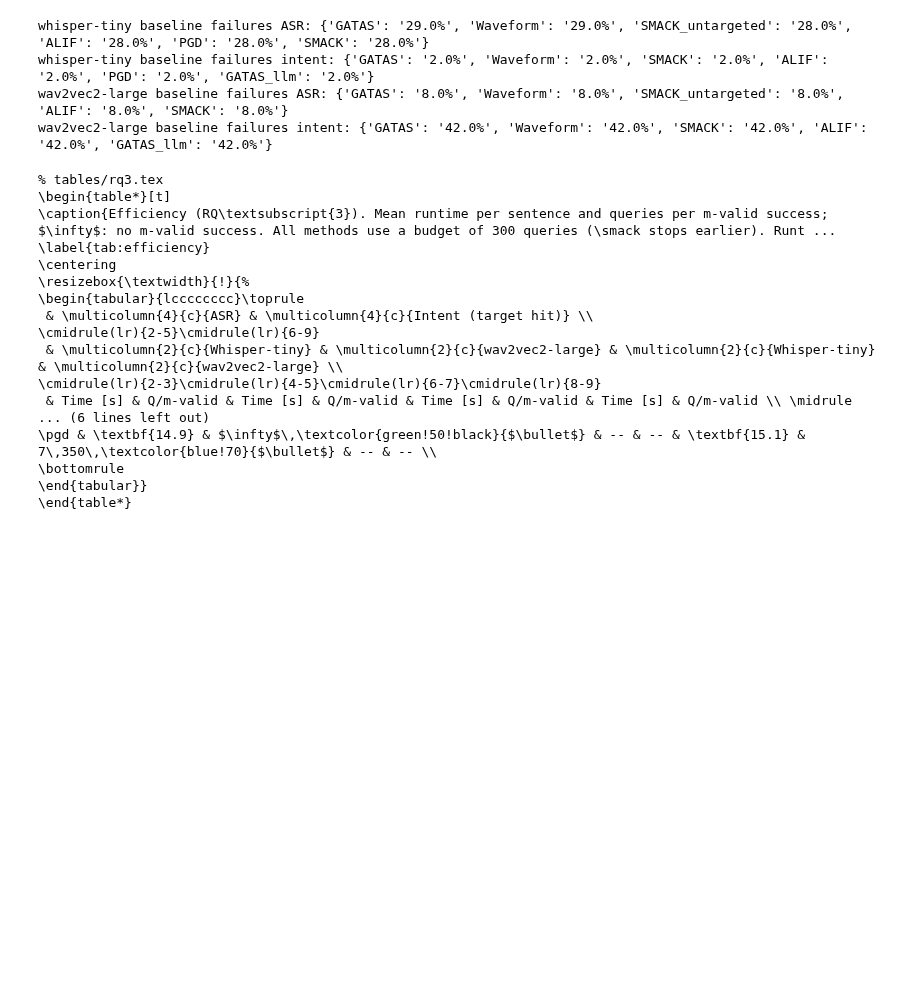
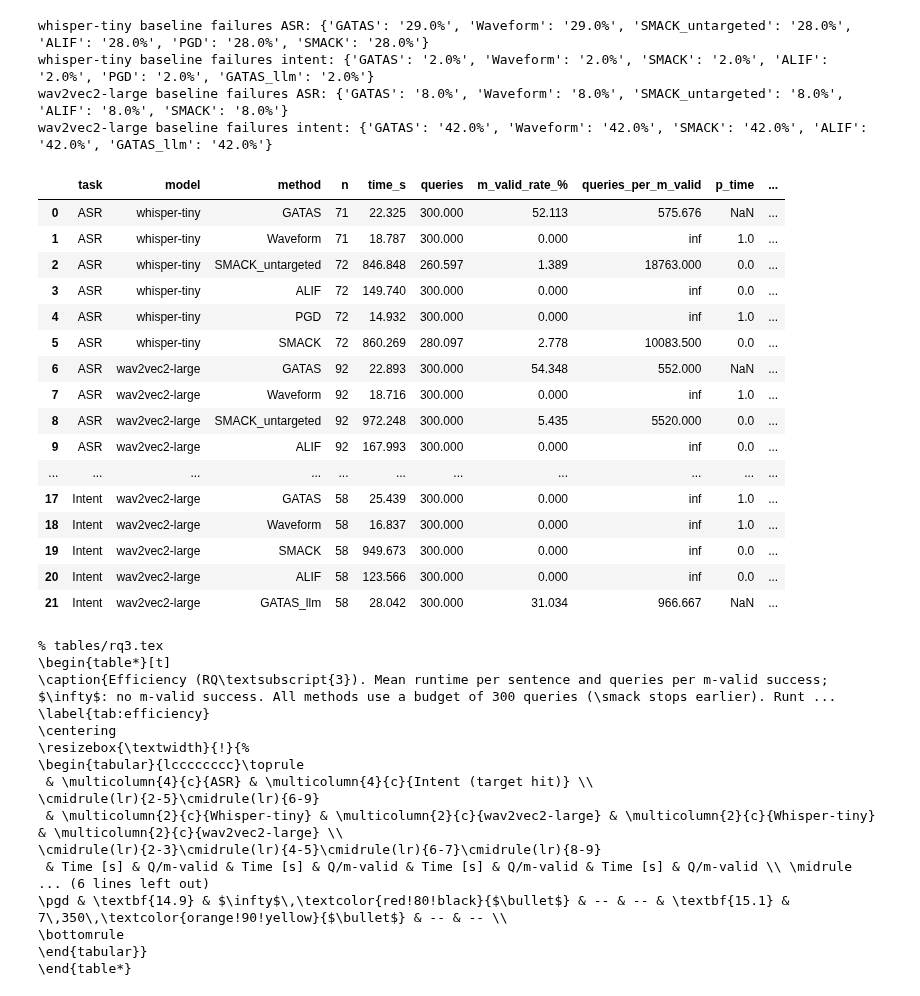
Before and after one commit to oliverweissl/GATAS, a Jupyter notebook: analysis/RQ3_Efficiency.ipynb, the cells around one changed output. Cells and saved outputs as stored; diff of their text form; code cells hidden in the pictures; blank space fills up the shorter version.

Commit message:
Reproducible tables: value frames and CSV exports in the RQ notebooks, SNR cell, red/orange/green effect-size bullets
Co-Authored-By: Claude Sonnet 5.5 <noreply@anthropic.com>

```diff
--- a/analysis/RQ3_Efficiency.ipynb
+++ b/analysis/RQ3_Efficiency.ipynb
@@ -34,10 +34,30 @@ wav2vec2-large baseline failures intent: {'GATAS': '42.0%', 'Waveform': '42.0%',
 # %%
 import os
 os.makedirs("_tables", exist_ok=True)
-tex = pt.efficiency_tex(by_task, thr)
+frame = pt.efficiency_frame(by_task, thr)  # every value of the table with the tests of the reference against the method
+frame.round(4).to_csv("_tables/rq3_values.csv", index=False)
+display(frame.round(3))
+tex = pt.efficiency_tex(frame)
 open("_tables/rq3.tex", "w").write(tex + "\n")
 print("% tables/rq3.tex"); print(tex)
 # %% [output]
+|  | task | model | method | n | time_s | queries | m_valid_rate_% | queries_per_m_valid | p_time | ... |
+| 0 | ASR | whisper-tiny | GATAS | 71 | 22.325 | 300.000 | 52.113 | 575.676 | NaN | ... |
+| 1 | ASR | whisper-tiny | Waveform | 71 | 18.787 | 300.000 | 0.000 | inf | 1.0 | ... |
+| 2 | ASR | whisper-tiny | SMACK_untargeted | 72 | 846.848 | 260.597 | 1.389 | 18763.000 | 0.0 | ... |
+| 3 | ASR | whisper-tiny | ALIF | 72 | 149.740 | 300.000 | 0.000 | inf | 0.0 | ... |
+| 4 | ASR | whisper-tiny | PGD | 72 | 14.932 | 300.000 | 0.000 | inf | 1.0 | ... |
+| 5 | ASR | whisper-tiny | SMACK | 72 | 860.269 | 280.097 | 2.778 | 10083.500 | 0.0 | ... |
+| 6 | ASR | wav2vec2-large | GATAS | 92 | 22.893 | 300.000 | 54.348 | 552.000 | NaN | ... |
+| 7 | ASR | wav2vec2-large | Waveform | 92 | 18.716 | 300.000 | 0.000 | inf | 1.0 | ... |
+| 8 | ASR | wav2vec2-large | SMACK_untargeted | 92 | 972.248 | 300.000 | 5.435 | 5520.000 | 0.0 | ... |
+| 9 | ASR | wav2vec2-large | ALIF | 92 | 167.993 | 300.000 | 0.000 | inf | 0.0 | ... |
+| ... | ... | ... | ... | ... | ... | ... | ... | ... | ... | ... |
+| 17 | Intent | wav2vec2-large | GATAS | 58 | 25.439 | 300.000 | 0.000 | inf | 1.0 | ... |
+| 18 | Intent | wav2vec2-large | Waveform | 58 | 16.837 | 300.000 | 0.000 | inf | 1.0 | ... |
+| 19 | Intent | wav2vec2-large | SMACK | 58 | 949.673 | 300.000 | 0.000 | inf | 0.0 | ... |
+| 20 | Intent | wav2vec2-large | ALIF | 58 | 123.566 | 300.000 | 0.000 | inf | 0.0 | ... |
+| 21 | Intent | wav2vec2-large | GATAS_llm | 58 | 28.042 | 300.000 | 31.034 | 966.667 | NaN | ... |
 % tables/rq3.tex
 \begin{table*}[t]
 \caption{Efficiency (RQ\textsubscript{3}). Mean runtime per sentence and queries per m-valid success; $\infty$: no m-valid success. All methods use a budget of 300 queries (\smack stops earlier). Runt ...
@@ -51,7 +71,7 @@ print("% tables/rq3.tex"); print(tex)
 \cmidrule(lr){2-3}\cmidrule(lr){4-5}\cmidrule(lr){6-7}\cmidrule(lr){8-9}
  & Time [s] & Q/m-valid & Time [s] & Q/m-valid & Time [s] & Q/m-valid & Time [s] & Q/m-valid \\ \midrule
 ... (6 lines left out)
-\pgd & \textbf{14.9} & $\infty$\,\textcolor{green!50!black}{$\bullet$} & -- & -- & \textbf{15.1} & 7\,350\,\textcolor{blue!70}{$\bullet$} & -- & -- \\
+\pgd & \textbf{14.9} & $\infty$\,\textcolor{red!80!black}{$\bullet$} & -- & -- & \textbf{15.1} & 7\,350\,\textcolor{orange!90!yellow}{$\bullet$} & -- & -- \\
 \bottomrule
 \end{tabular}}
 \end{table*}
```
Also changed, not shown: 3 other files.
